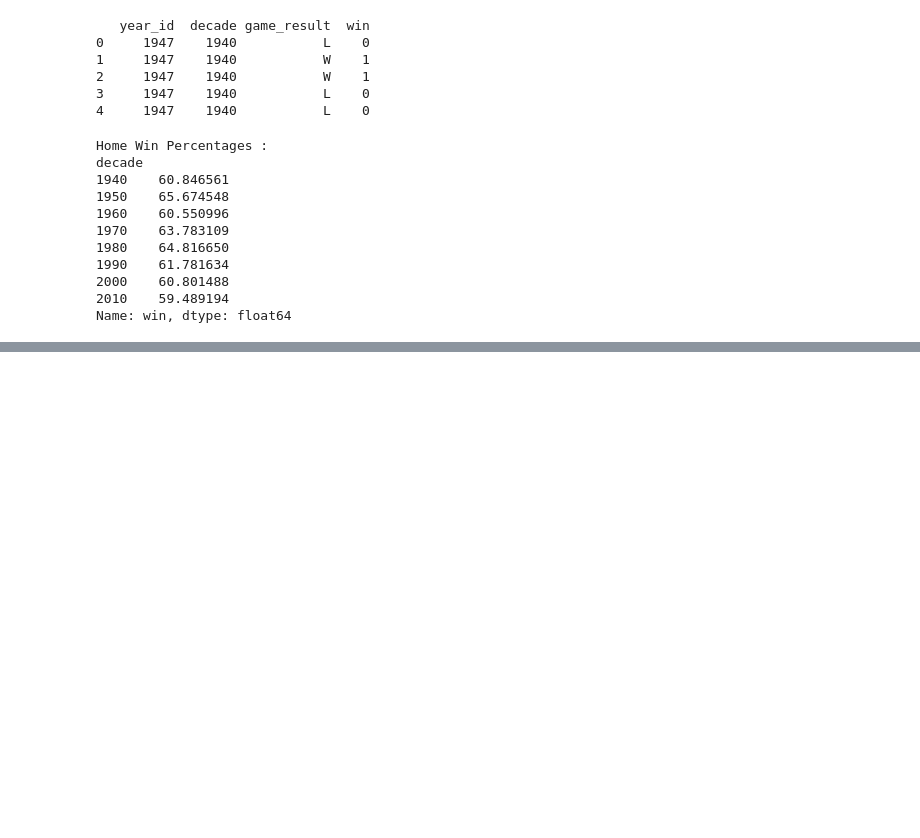
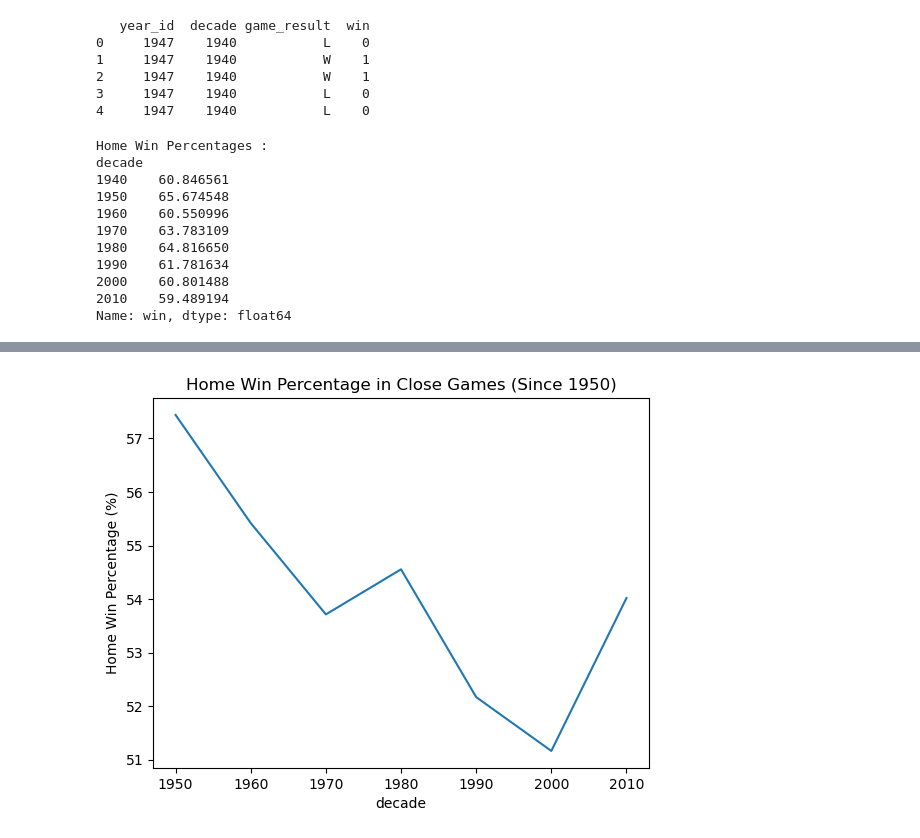
Before and after one commit to ljsweeney721/CS-130, a Jupyter notebook: Untitled.ipynb, the cells around one changed output, grey strips where cells are left out. Saved outputs shown, nothing was run; the diff lists cells and outputs as text; code cells hidden in the pictures; blank space fills up the shorter version.

```diff
--- a/Untitled.ipynb
+++ b/Untitled.ipynb
@@ -89,14 +143,6 @@ NameError: name 'plt' is not defined
 # %%
-import pandas as pd
-import matplotlib.pyplot as plt
-
-df = pd.read_csv("nbaallelo.csv")
-
 df['decade'] = (df['year_id'] // 10) * 10
-
-
 df['win'] = df['game_result'].apply(lambda x: 1 if x == 'W' else 0)
-
 print(df[['year_id', 'decade', 'game_result', 'win']].head())
 # %% [output]
    year_id  decade game_result  win
@@ -128,0 +332,18 @@ Name: win, dtype: float64
+# %%
+# 1. FILTER THE DATA: Create a new Series that starts at the 1950 index.
+# We use .loc[1950:] to select everything from 1950 onwards.
+filtered_rate = close_game_home_win_rate.loc[1950:]
+
+# 2. PLOT THE FILTERED DATA: Use the new filtered_rate Series.
+filtered_rate.plot(
+    kind='line',                   # Draws a simple line chart
+    title='Home Win Percentage in Close Games (Since 1950)' # Sets the main title
+)
+
+# 3. Add an essential label for clarity
+plt.ylabel('Home Win Percentage (%)')
+
+# 4. Show the plot!
+plt.show()
+# %% [output]
+[figure, added]
```
Also changed, not shown: parts of 14 cells of this notebook, 1 other file.
